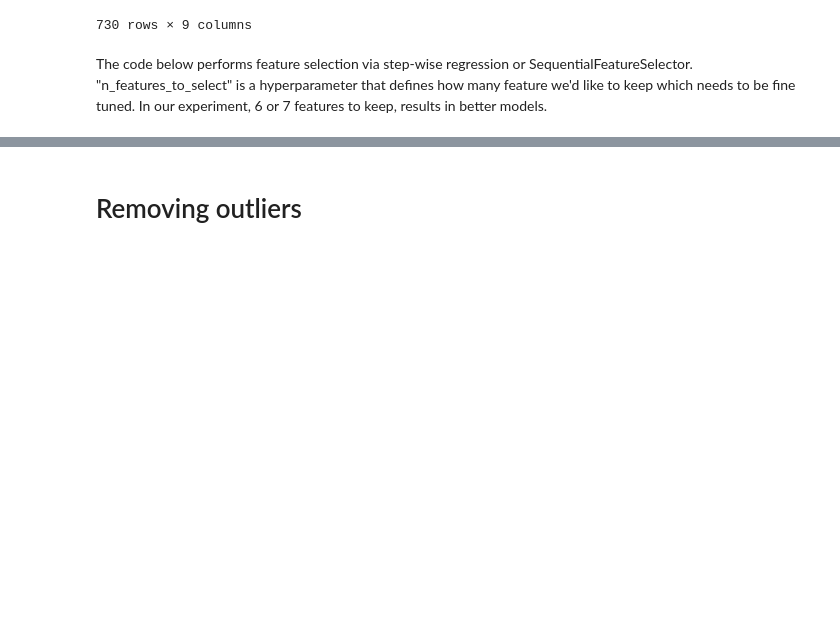
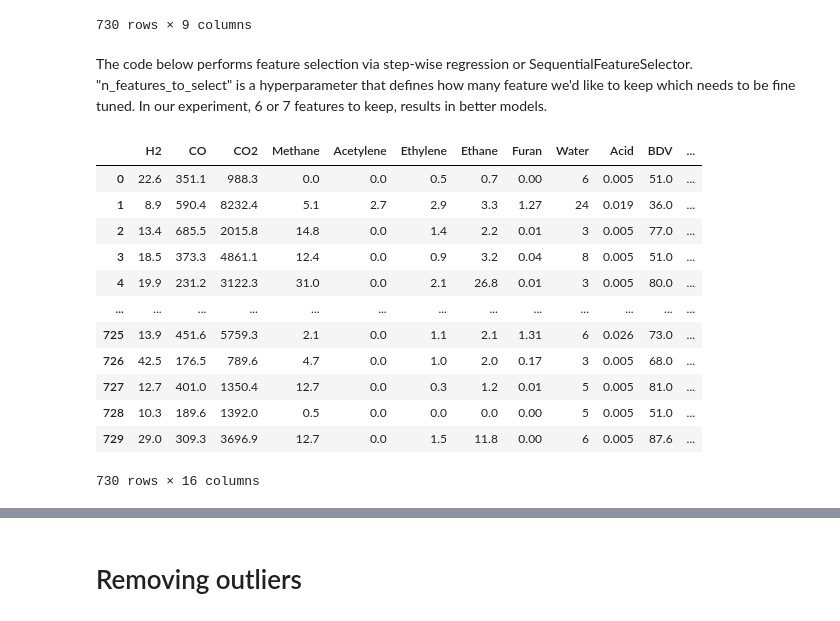
Before and after one commit to NimaFrj/Kaggle-Notebooks, a Jupyter notebook: transformer-paper-regression2.ipynb, the cells around one changed output, grey strips where cells are left out. Saved outputs shown, nothing was run; the diff lists cells and outputs as text; code cells hidden in the pictures; blank space fills up the shorter version.

```diff
--- a/transformer-paper-regression2.ipynb
+++ b/transformer-paper-regression2.ipynb
@@ -88,3 +88,19 @@ Selectedfeatures5= ['H2', 'Ethane', 'Water', 'Acid', 'IFT']
 Selectedfeatures6 = ['H2', 'Ethane', 'Water', 'Acid', 'BDV', 'IFT']
 Selectedfeatures7 = ['H2', 'Acetylene', 'Ethane', 'Water', 'Acid', 'BDV', 'IFT']
 Selectedfeatures8 = ['H2', 'Acetylene', 'Ethylene', 'Ethane', 'Water', 'Acid', 'BDV', 'IFT']
+# %%
+ds_A
+# %% [output]
+|  | H2 | CO | CO2 | Methane | Acetylene | Ethylene | Ethane | Furan | Water | Acid | BDV | ... |
+| 0 | 22.6 | 351.1 | 988.3 | 0.0 | 0.0 | 0.5 | 0.7 | 0.00 | 6 | 0.005 | 51.0 | ... |
+| 1 | 8.9 | 590.4 | 8232.4 | 5.1 | 2.7 | 2.9 | 3.3 | 1.27 | 24 | 0.019 | 36.0 | ... |
+| 2 | 13.4 | 685.5 | 2015.8 | 14.8 | 0.0 | 1.4 | 2.2 | 0.01 | 3 | 0.005 | 77.0 | ... |
+| 3 | 18.5 | 373.3 | 4861.1 | 12.4 | 0.0 | 0.9 | 3.2 | 0.04 | 8 | 0.005 | 51.0 | ... |
+| 4 | 19.9 | 231.2 | 3122.3 | 31.0 | 0.0 | 2.1 | 26.8 | 0.01 | 3 | 0.005 | 80.0 | ... |
+| ... | ... | ... | ... | ... | ... | ... | ... | ... | ... | ... | ... | ... |
+| 725 | 13.9 | 451.6 | 5759.3 | 2.1 | 0.0 | 1.1 | 2.1 | 1.31 | 6 | 0.026 | 73.0 | ... |
+| 726 | 42.5 | 176.5 | 789.6 | 4.7 | 0.0 | 1.0 | 2.0 | 0.17 | 3 | 0.005 | 68.0 | ... |
+| 727 | 12.7 | 401.0 | 1350.4 | 12.7 | 0.0 | 0.3 | 1.2 | 0.01 | 5 | 0.005 | 81.0 | ... |
+| 728 | 10.3 | 189.6 | 1392.0 | 0.5 | 0.0 | 0.0 | 0.0 | 0.00 | 5 | 0.005 | 51.0 | ... |
+| 729 | 29.0 | 309.3 | 3696.9 | 12.7 | 0.0 | 1.5 | 11.8 | 0.00 | 6 | 0.005 | 87.6 | ... |
+730 rows × 16 columns
```
Also changed, not shown: parts of 13 cells of this notebook.
